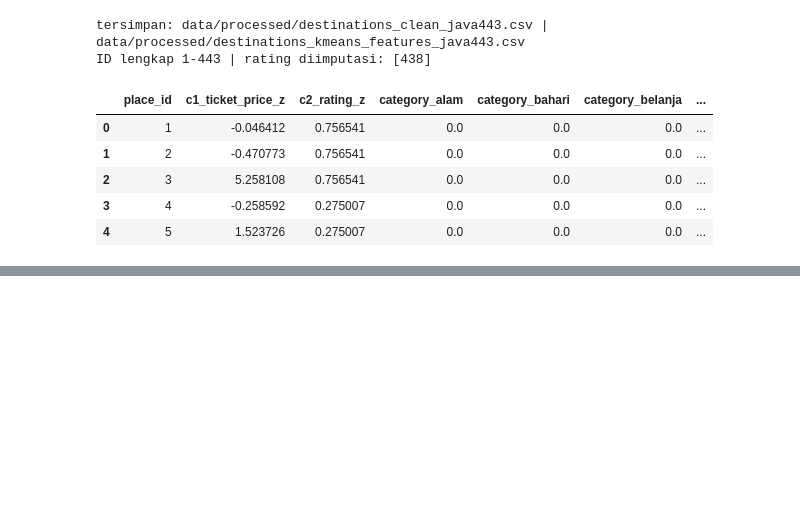
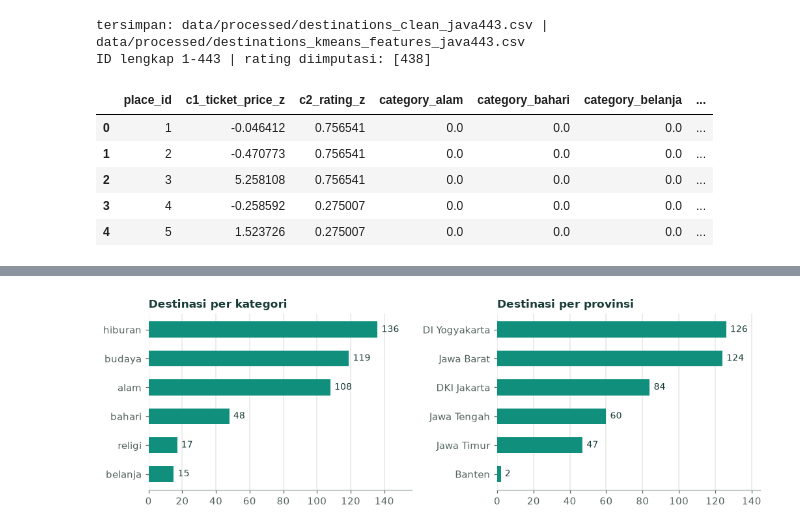
Before and after one commit to ReBioNC/SPK_Destinasi_Wisata, a Jupyter notebook: notebooks/03_preprocessing_simple.ipynb, the cells around one changed output, grey strips where cells are left out. Saved outputs shown, nothing was run; the diff lists cells and outputs as text; code cells hidden in the pictures; blank space fills up the shorter version.

Commit message:
Graphic ipynb modify

```diff
--- a/notebooks/03_preprocessing_simple.ipynb
+++ b/notebooks/03_preprocessing_simple.ipynb
@@ -305,0 +310,26 @@ ID lengkap 1-443 | rating diimputasi: [438]
+# %%
+import matplotlib.pyplot as plt
+
+plt.rcParams.update({
+    'figure.dpi': 110, 'font.size': 10, 'axes.titlesize': 11, 'axes.titleweight': 'bold', 'axes.titlelocation': 'left',
+    'axes.spines.top': False, 'axes.spines.right': False, 'axes.spines.left': False, 'axes.edgecolor': '#9fb0a8',
+    'axes.grid': True, 'axes.axisbelow': True, 'grid.color': '#e4e9e5', 'grid.linewidth': 1,
+    'text.color': '#183b36', 'axes.labelcolor': '#52635e', 'xtick.color': '#52635e', 'ytick.color': '#52635e',
+    'axes.titlecolor': '#183b36', 'legend.frameon': False,
+})
+SERIES = ['#0f8f7c', '#c9581a']
+
+retention = pd.DataFrame([
+    {'tahap': 'Sumber Kaggle', 'baris': len(base)},
+    {'tahap': 'Tambahan Jawa', 'baris': len(tambahan)},
+    {'tahap': 'Master akhir', 'baris': len(df)},
+    {'tahap': 'Matriks fitur K-Means', 'baris': len(features)},
+    {'tahap': 'Interaksi mentah', 'baris': len(interaksi_raw)},
+    {'tahap': 'Interaksi valid (dedup)', 'baris': len(rt)},
+])
+display(retention)
+missing = df.isna().sum()
+missing = missing[missing > 0].sort_values(ascending=False)
+print('Kolom yang masih memiliki nilai kosong (tidak ada baris yang dihapus):')
+display(missing.rename('kosong').to_frame())
+print('Isu kualitas per baris:', df.loc[df['data_quality_issues'].fillna('') != '', ['place_id', 'place_name', 'data_quality_issues']].to_dict('records'))
@@ -305,0 +353,13 @@ ID lengkap 1-443 | rating diimputasi: [438]
+# %%
+fig, axes = plt.subplots(1, 2, figsize=(9.5, 3.2))
+for ax, column, title in ((axes[0], 'category_clean', 'Destinasi per kategori'), (axes[1], 'province', 'Destinasi per provinsi')):
+    counts = df[column].value_counts().sort_values()
+    bars = ax.barh(counts.index, counts.values, height=0.55, color=SERIES[0])
+    ax.bar_label(bars, padding=4, fontsize=9)
+    ax.set_title(title)
+    ax.grid(axis='y', visible=False)
+    ax.set_xlim(right=counts.max() * 1.15)
+plt.tight_layout()
+plt.show()
+# %% [output]
+[figure, added]
```
Also changed, not shown: parts of 8 cells of this notebook, 5 other files.
